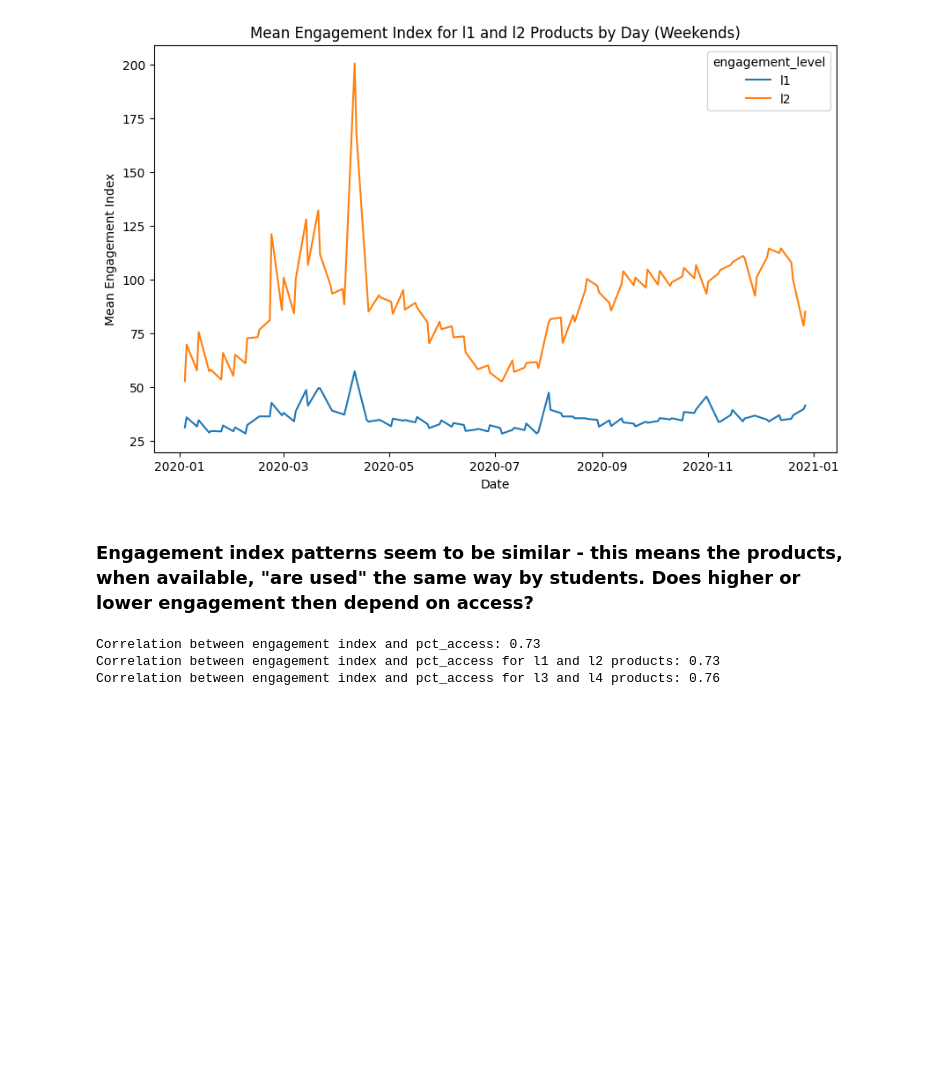
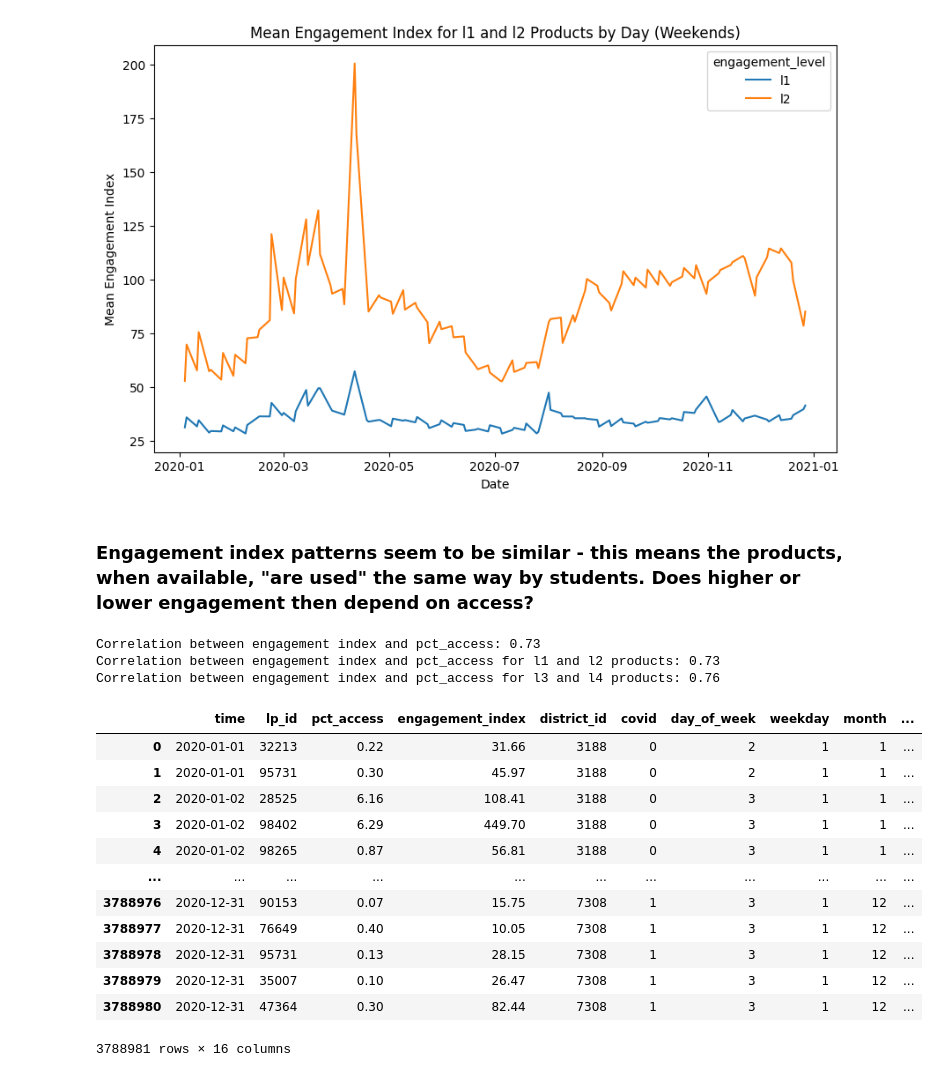
Before and after one commit to eshanprashar/covid_edtech_usage, a Jupyter notebook: code/02_eda_engagement_data.ipynb, the cells around one changed output. Drawn from its saved outputs; the diff is of its cells as text; code cells hidden in the pictures; blank space fills up the shorter version.

Commit message:
minor change engagement

```diff
--- a/code/02_eda_engagement_data.ipynb
+++ b/code/02_eda_engagement_data.ipynb
@@ -660,3 +670,19 @@ print(f"Correlation between engagement index and pct_access for l3 and l4 produc
 Correlation between engagement index and pct_access: 0.73
 Correlation between engagement index and pct_access for l1 and l2 products: 0.73
 Correlation between engagement index and pct_access for l3 and l4 products: 0.76
+# %%
+engagement_data_filtered_merged
+# %% [output]
+|  | time | lp_id | pct_access | engagement_index | district_id | covid | day_of_week | weekday | month | ... |
+| 0 | 2020-01-01 | 32213 | 0.22 | 31.66 | 3188 | 0 | 2 | 1 | 1 | ... |
+| 1 | 2020-01-01 | 95731 | 0.30 | 45.97 | 3188 | 0 | 2 | 1 | 1 | ... |
+| 2 | 2020-01-02 | 28525 | 6.16 | 108.41 | 3188 | 0 | 3 | 1 | 1 | ... |
+| 3 | 2020-01-02 | 98402 | 6.29 | 449.70 | 3188 | 0 | 3 | 1 | 1 | ... |
+| 4 | 2020-01-02 | 98265 | 0.87 | 56.81 | 3188 | 0 | 3 | 1 | 1 | ... |
+| ... | ... | ... | ... | ... | ... | ... | ... | ... | ... | ... |
+| 3788976 | 2020-12-31 | 90153 | 0.07 | 15.75 | 7308 | 1 | 3 | 1 | 12 | ... |
+| 3788977 | 2020-12-31 | 76649 | 0.40 | 10.05 | 7308 | 1 | 3 | 1 | 12 | ... |
+| 3788978 | 2020-12-31 | 95731 | 0.13 | 28.15 | 7308 | 1 | 3 | 1 | 12 | ... |
+| 3788979 | 2020-12-31 | 35007 | 0.10 | 26.47 | 7308 | 1 | 3 | 1 | 12 | ... |
+| 3788980 | 2020-12-31 | 47364 | 0.30 | 82.44 | 7308 | 1 | 3 | 1 | 12 | ... |
+3788981 rows × 16 columns
```
Also changed, not shown: parts of 1 cell of this notebook.
